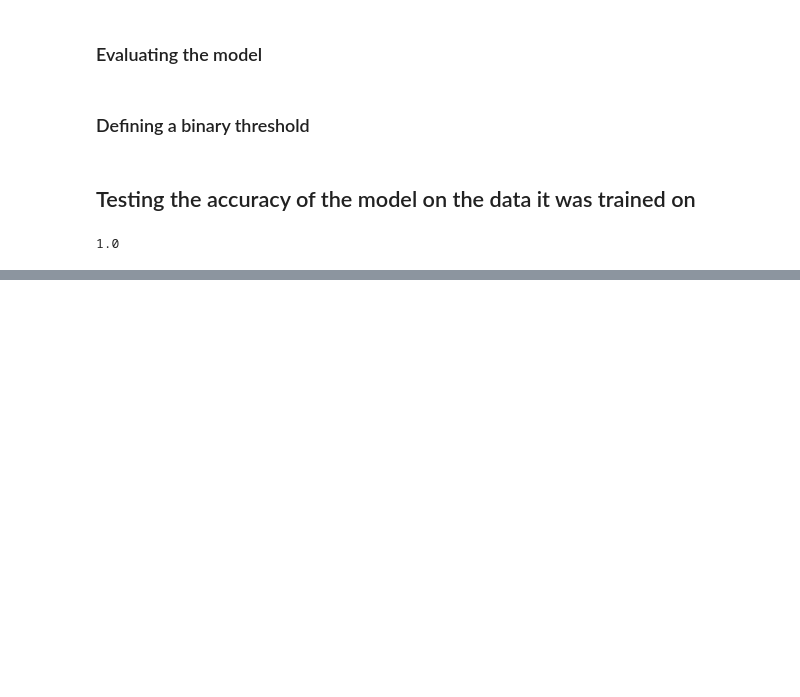
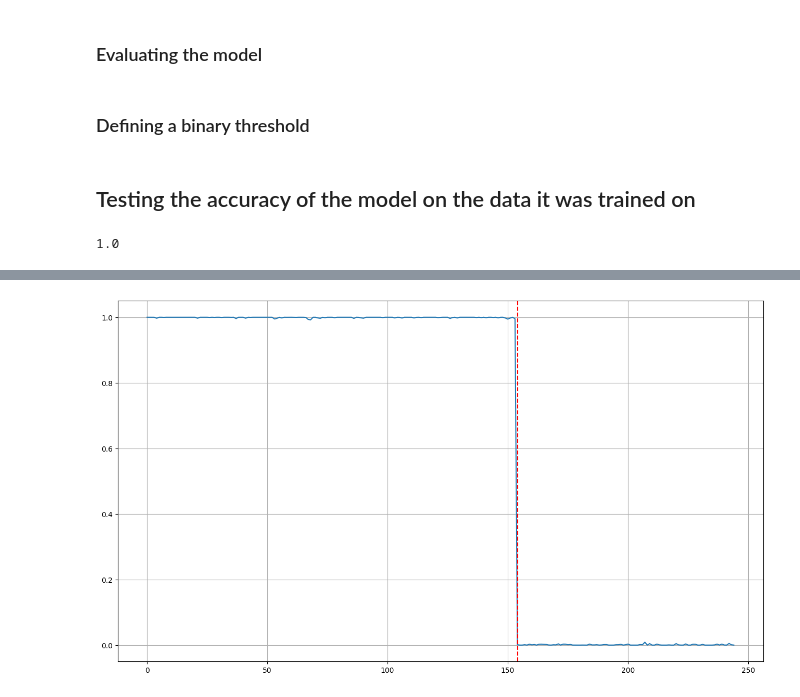
Before and after one commit to dinamj/brain-tumor-detector, a Jupyter notebook: notebook.ipynb, the cells around one changed output, grey strips where cells are left out. Drawn from its saved outputs; the diff is of its cells as text; code cells hidden in the pictures; blank space fills up the shorter version.

```diff
--- a/notebook.ipynb
+++ b/notebook.ipynb
@@ -344,0 +377,14 @@ accuracy_score(y_true, binary_threshold(outputs))
+# %%
+# define the size of the matplotlib plot
+plt.figure(figsize=(16,9))
+
+# visualize model outputs as a line plot
+plt.plot(outputs)
+
+# add a vertical dashed red line at a specific x-axis position (indicating where the images go from tumor to healthy)
+plt.axvline(x=len(tumor), color='r', linestyle='--')
+
+# add gridlines for readability
+plt.grid()
+# %% [output]
+[figure, added]
```
Also changed, not shown: parts of 6 cells of this notebook.
